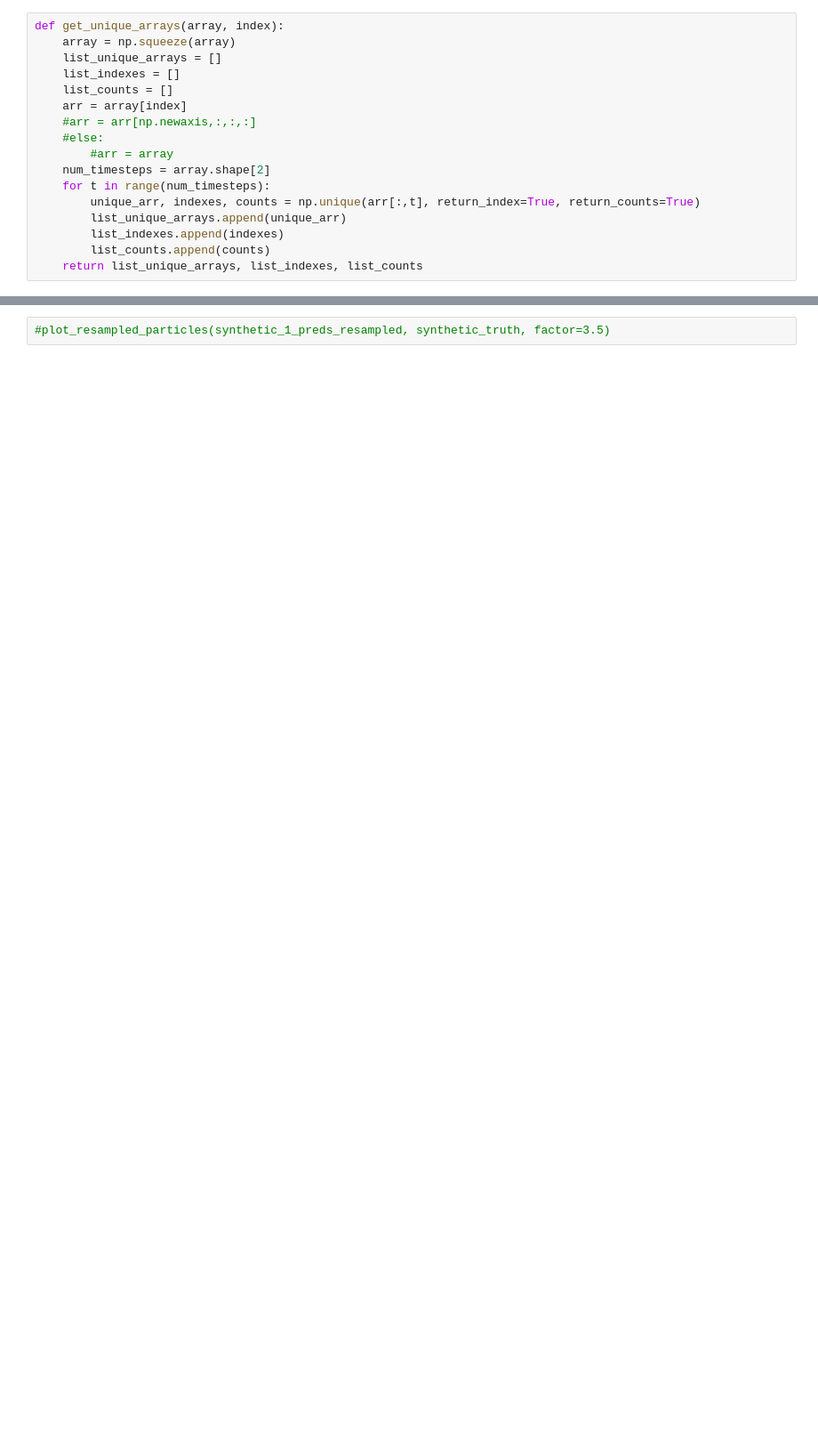
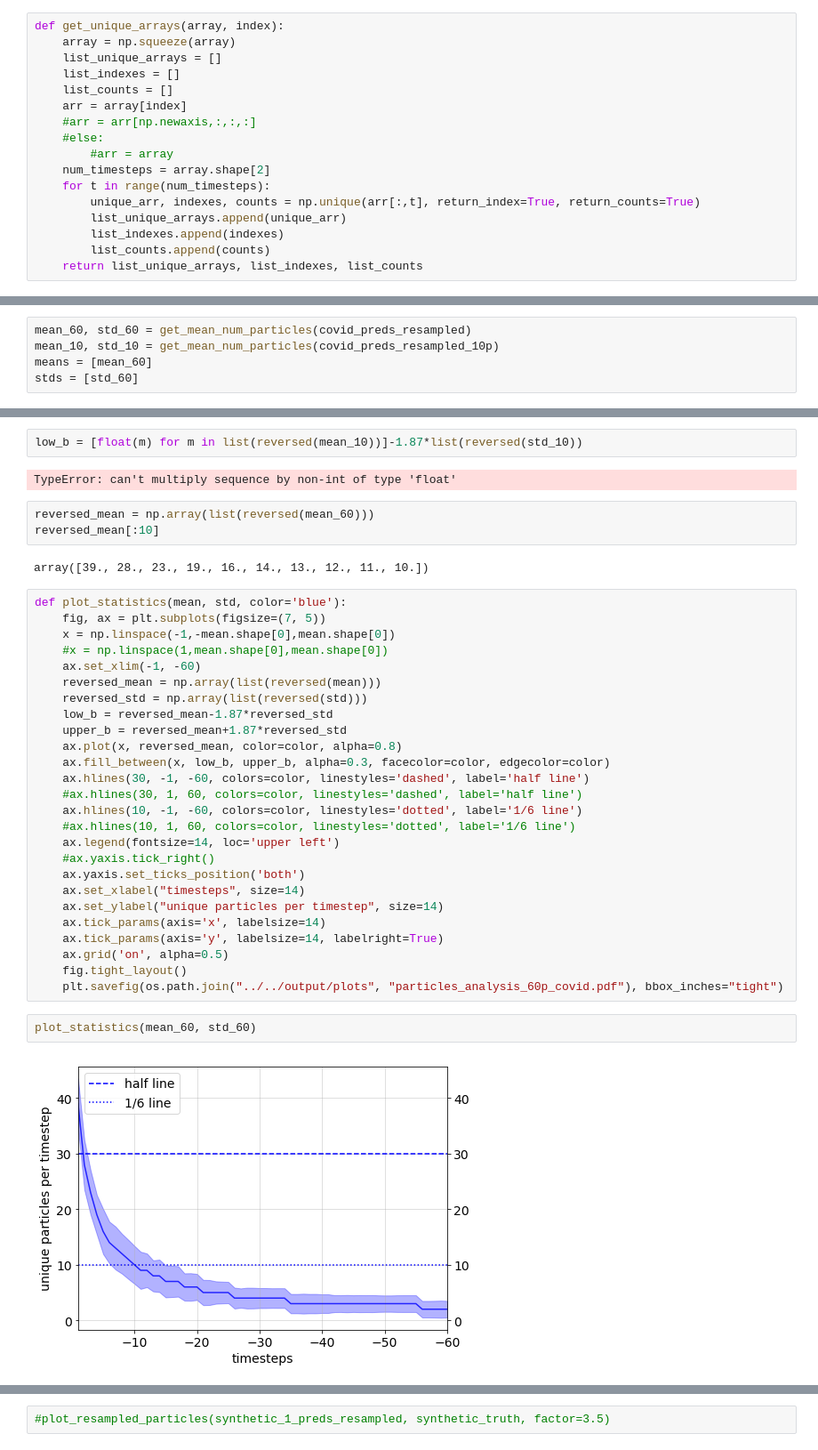
Before and after one commit to AMDonati/SMC-T-v2, a Jupyter notebook: src/plots/particles_analysis.ipynb, the cells around one changed output, grey strips where cells are left out. Shown at 89% size. Saved outputs shown, nothing was run; the diff lists cells and outputs as text; blank space fills up the shorter version.

```diff
--- a/src/plots/particles_analysis.ipynb
+++ b/src/plots/particles_analysis.ipynb
@@ -52,0 +45,5 @@ all_counts = get_mean_num_particles(covid_preds_resampled)
+# %%
+mean_60, std_60 = get_mean_num_particles(covid_preds_resampled)
+mean_10, std_10 = get_mean_num_particles(covid_preds_resampled_10p)
+means = [mean_60]
+stds = [std_60]
@@ -53,2 +70,41 @@ all_counts = get_mean_num_particles(covid_preds_resampled)
+# %%
+low_b = [float(m) for m in list(reversed(mean_10))]-1.87*list(reversed(std_10))
+# %% [output]
+TypeError: can't multiply sequence by non-int of type 'float'
+# %%
+reversed_mean = np.array(list(reversed(mean_60)))
+reversed_mean[:10]
+# %% [output]
+array([39., 28., 23., 19., 16., 14., 13., 12., 11., 10.])
+# %%
+def plot_statistics(mean, std, color='blue'):
+    fig, ax = plt.subplots(figsize=(7, 5))
+    x = np.linspace(-1,-mean.shape[0],mean.shape[0])
+    #x = np.linspace(1,mean.shape[0],mean.shape[0])
+    ax.set_xlim(-1, -60)
+    reversed_mean = np.array(list(reversed(mean)))
+    reversed_std = np.array(list(reversed(std)))
+    low_b = reversed_mean-1.87*reversed_std
+    upper_b = reversed_mean+1.87*reversed_std
+    ax.plot(x, reversed_mean, color=color, alpha=0.8)
+    ax.fill_between(x, low_b, upper_b, alpha=0.3, facecolor=color, edgecolor=color)
+    ax.hlines(30, -1, -60, colors=color, linestyles='dashed', label='half line')
+    #ax.hlines(30, 1, 60, colors=color, linestyles='dashed', label='half line')
+    ax.hlines(10, -1, -60, colors=color, linestyles='dotted', label='1/6 line')
+    #ax.hlines(10, 1, 60, colors=color, linestyles='dotted', label='1/6 line')
+    ax.legend(fontsize=14, loc='upper left')
+    #ax.yaxis.tick_right()
+    ax.yaxis.set_ticks_position('both')
+    ax.set_xlabel("timesteps", size=14)
+    ax.set_ylabel("unique particles per timestep", size=14)
+    ax.tick_params(axis='x', labelsize=14)
+    ax.tick_params(axis='y', labelsize=14, labelright=True)
+    ax.grid('on', alpha=0.5)
+    fig.tight_layout()
+    plt.savefig(os.path.join("../../output/plots", "particles_analysis_60p_covid.pdf"), bbox_inches="tight")
+# %%
+plot_statistics(mean_60, std_60)
+# %% [output]
+[figure, added]
 # %%
 def plot_resampled_particles(array, all_counts, truth=None, factor=1.5):
```
Also changed, not shown: parts of 18 cells of this notebook, 14 other files.
